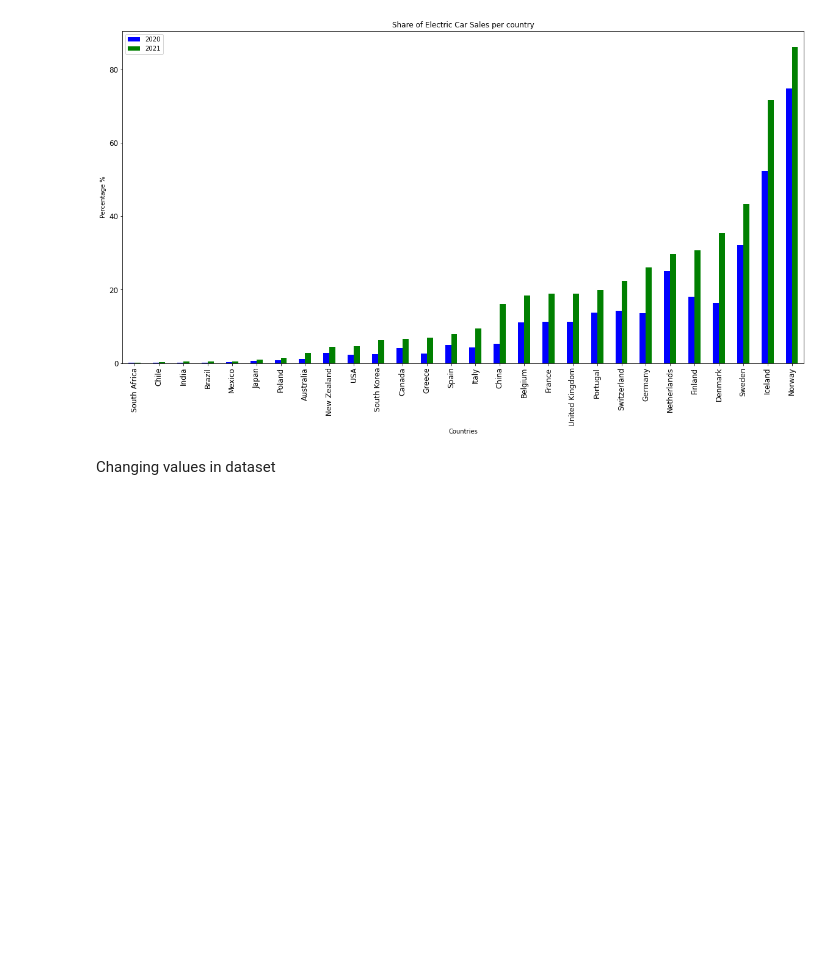
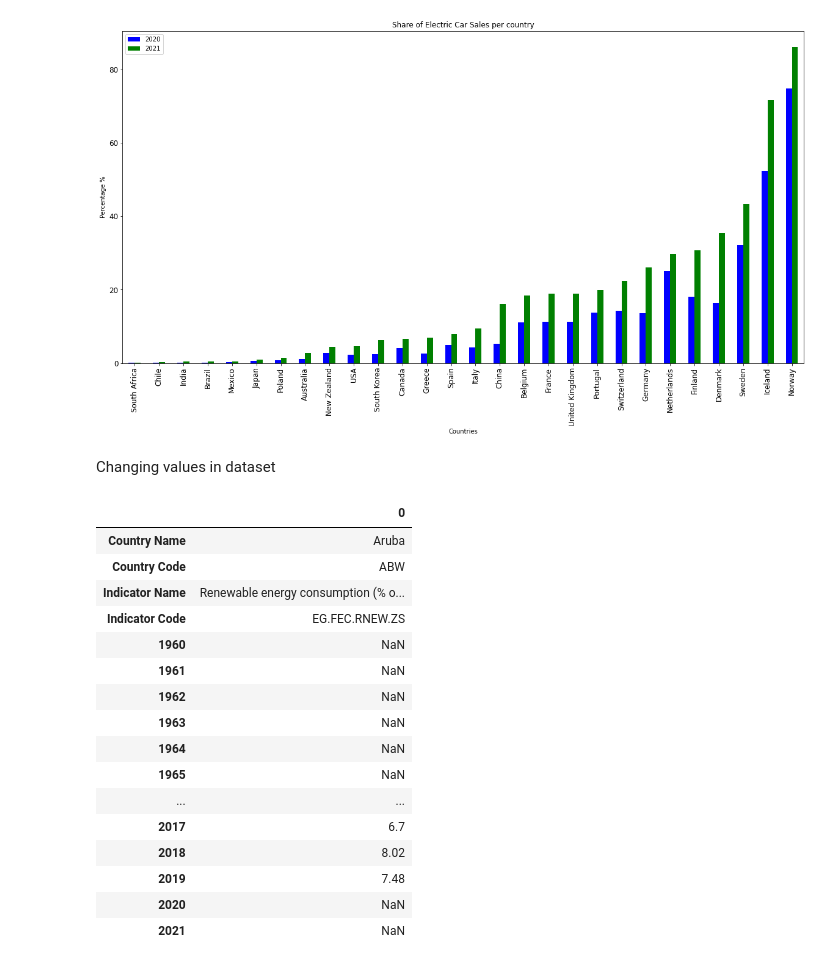
Before and after one commit to aaroln/ev, a Jupyter notebook: presentation.ipynb, the cells around one changed output. Drawn from its saved outputs; the diff is of its cells as text; code cells hidden in the pictures; blank space fills up the shorter version.

Commit message:
iloc checking

```diff
--- a/presentation.ipynb
+++ b/presentation.ipynb
@@ -194,3 +194,27 @@ fig2 = px.choropleth(world_share,
 
 
 fig2.show()
+# %%
+a = energy.iloc[0]
+
+df = pd.DataFrame(a)
+
+df
+# %% [output]
+|  | 0 |
+| Country Name | Aruba |
+| Country Code | ABW |
+| Indicator Name | Renewable energy consumption (% o... |
+| Indicator Code | EG.FEC.RNEW.ZS |
+| 1960 | NaN |
+| 1961 | NaN |
+| 1962 | NaN |
+| 1963 | NaN |
+| 1964 | NaN |
+| 1965 | NaN |
+| ... | ... |
+| 2017 | 6.7 |
+| 2018 | 8.02 |
+| 2019 | 7.48 |
+| 2020 | NaN |
+| 2021 | NaN |
```
